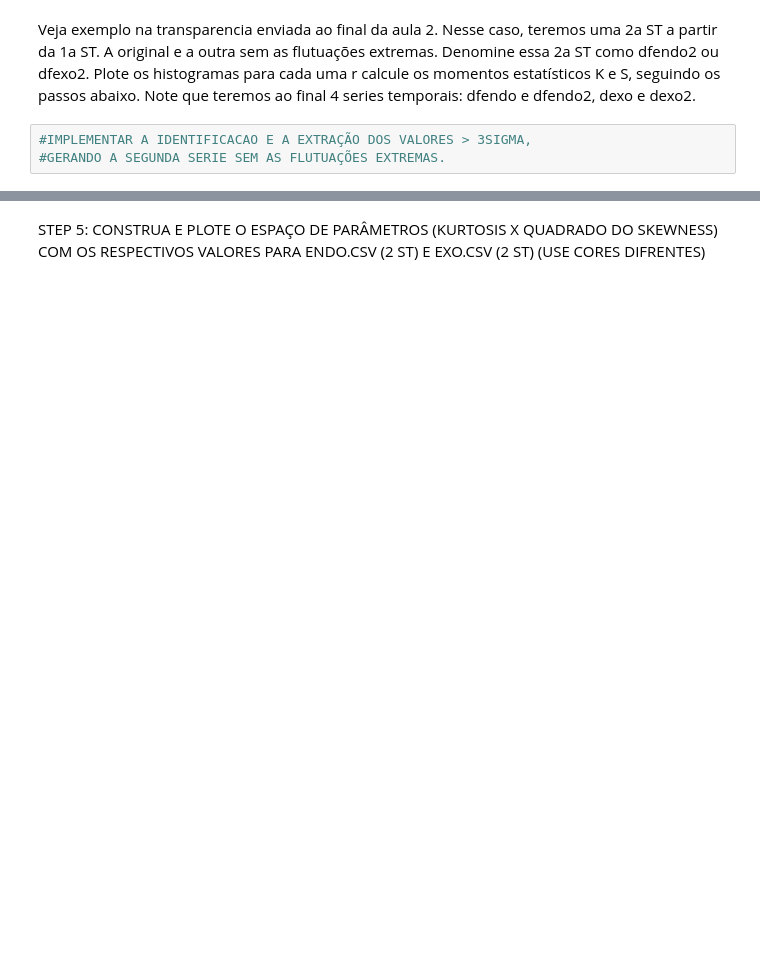
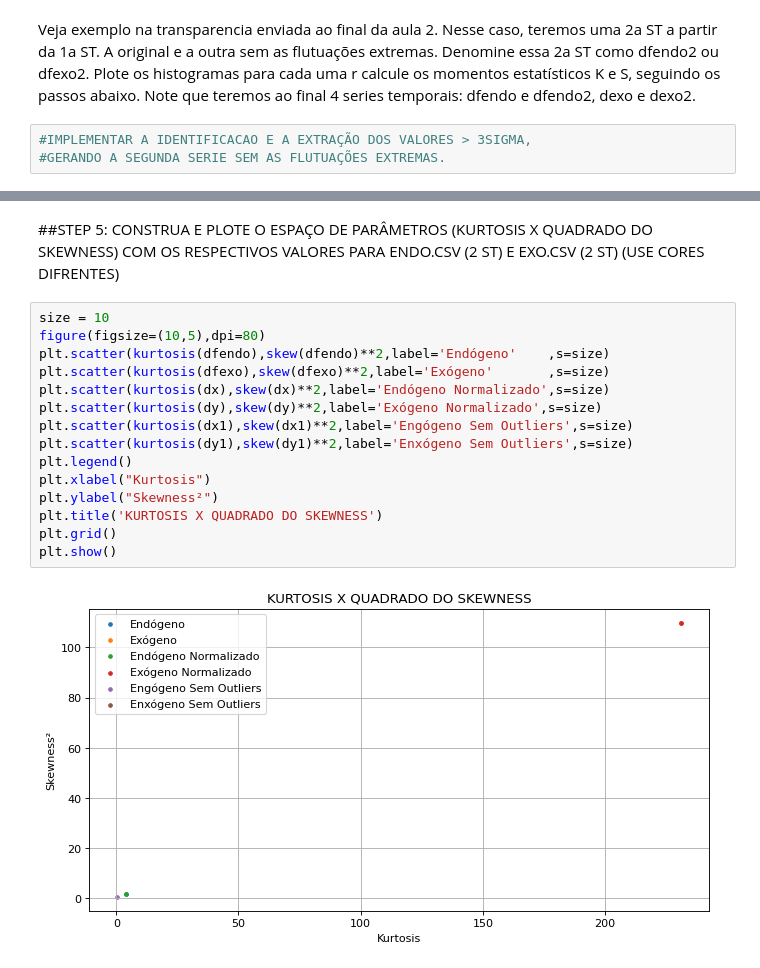
Before and after one commit to barauna-lo/Computational_Statistics, a Jupyter notebook: HandsOn_09/CAP417_HandsOn09_Barauna.ipynb, the cells around one changed output, grey strips where cells are left out. Saved outputs shown, nothing was run; the diff lists cells and outputs as text; blank space fills up the shorter version.

```diff
--- a/HandsOn_09/CAP417_HandsOn09_Barauna.ipynb
+++ b/HandsOn_09/CAP417_HandsOn09_Barauna.ipynb
@@ -167,3 +213,20 @@ dtype: float64 , [1.32881725] , [6.85028336] ,
 # %% [markdown]
-STEP 5: CONSTRUA E PLOTE O ESPAÇO DE PARÂMETROS (KURTOSIS X QUADRADO DO
-SKEWNESS) COM OS RESPECTIVOS VALORES PARA ENDO.CSV (2 ST) E EXO.CSV (2 ST) (USE CORES DIFRENTES)
+##STEP 5:
+CONSTRUA E PLOTE O ESPAÇO DE PARÂMETROS (KURTOSIS X QUADRADO DO SKEWNESS) COM OS RESPECTIVOS VALORES PARA ENDO.CSV (2 ST) E EXO.CSV (2 ST) (USE CORES DIFRENTES)
+# %%
+size = 10
+figure(figsize=(10,5),dpi=80)
+plt.scatter(kurtosis(dfendo),skew(dfendo)**2,label='Endógeno'    ,s=size)
+plt.scatter(kurtosis(dfexo),skew(dfexo)**2,label='Exógeno'       ,s=size)
+plt.scatter(kurtosis(dx),skew(dx)**2,label='Endógeno Normalizado',s=size)
+plt.scatter(kurtosis(dy),skew(dy)**2,label='Exógeno Normalizado',s=size)
+plt.scatter(kurtosis(dx1),skew(dx1)**2,label='Engógeno Sem Outliers',s=size)
+plt.scatter(kurtosis(dy1),skew(dy1)**2,label='Enxógeno Sem Outliers',s=size)
+plt.legend()
+plt.xlabel("Kurtosis")
+plt.ylabel("Skewness²")
+plt.title('KURTOSIS X QUADRADO DO SKEWNESS')
+plt.grid()
+plt.show()
+# %% [output]
+[figure, added]
```
Also changed, not shown: parts of 16 cells of this notebook.
